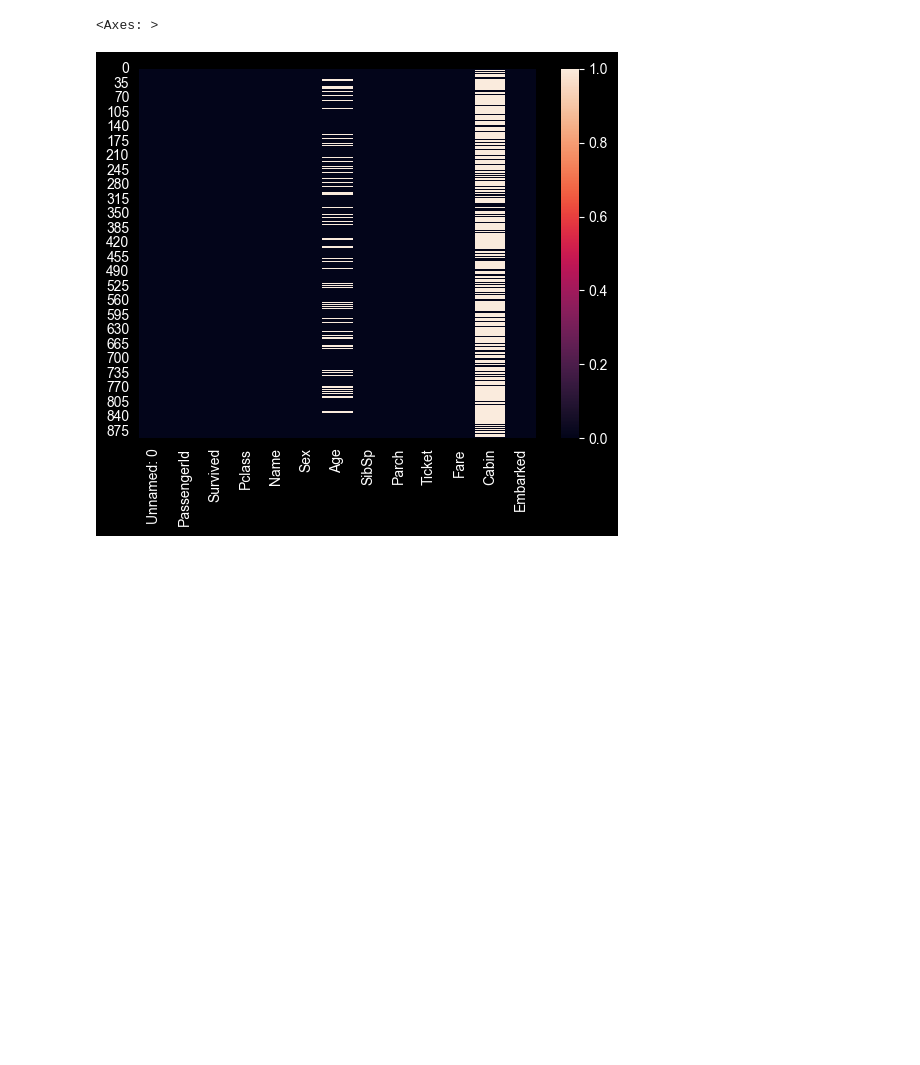
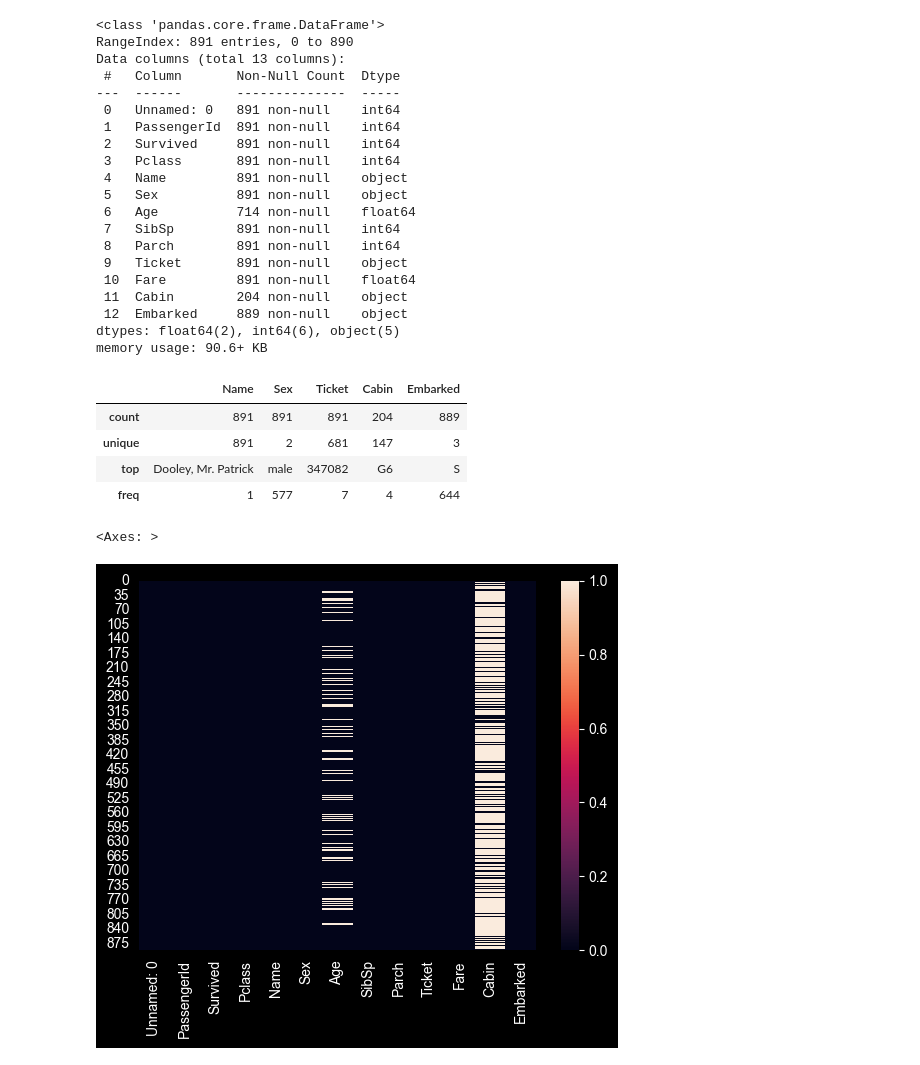
Before and after one commit to Muhammad7009/TITANIC_DATACSV, a Jupyter notebook: Titanic_analysis.pynb.ipynb, the cells around one changed output. Drawn from its saved outputs; the diff is of its cells as text; code cells hidden in the pictures; blank space fills up the shorter version.

```diff
--- a/Titanic_analysis.pynb.ipynb
+++ b/Titanic_analysis.pynb.ipynb
@@ -2,6 +2,39 @@
 import pandas as pd,numpy as np,matplotlib.pyplot as plt,seaborn as sns
 df = pd.read_csv("Titanic-Dataset.csv")
 #loading the datasets
+# %%
+#Describing and understanding the data set
+df.info()
+#Describe for all
+df.describe()
+#Describe for categorical columns
+df.describe(include = "object")
+# %% [output]
+<class 'pandas.core.frame.DataFrame'>
+RangeIndex: 891 entries, 0 to 890
+Data columns (total 13 columns):
+ #   Column       Non-Null Count  Dtype
+---  ------       --------------  -----
+ 0   Unnamed: 0   891 non-null    int64
+ 1   PassengerId  891 non-null    int64
+ 2   Survived     891 non-null    int64
+ 3   Pclass       891 non-null    int64
+ 4   Name         891 non-null    object
+ 5   Sex          891 non-null    object
+ 6   Age          714 non-null    float64
+ 7   SibSp        891 non-null    int64
+ 8   Parch        891 non-null    int64
+ 9   Ticket       891 non-null    object
+ 10  Fare         891 non-null    float64
+ 11  Cabin        204 non-null    object
+ 12  Embarked     889 non-null    object
+dtypes: float64(2), int64(6), object(5)
+memory usage: 90.6+ KB
+|  | Name | Sex | Ticket | Cabin | Embarked |
+| count | 891 | 891 | 891 | 204 | 889 |
+| unique | 891 | 2 | 681 | 147 | 3 |
+| top | Dooley, Mr. Patrick | male | 347082 | G6 | S |
+| freq | 1 | 577 | 7 | 4 | 644 |
 # %%
 sns.heatmap(df.isnull())
 # %% [output]
```
Also changed, not shown: parts of 9 cells of this notebook, 6 other files.
